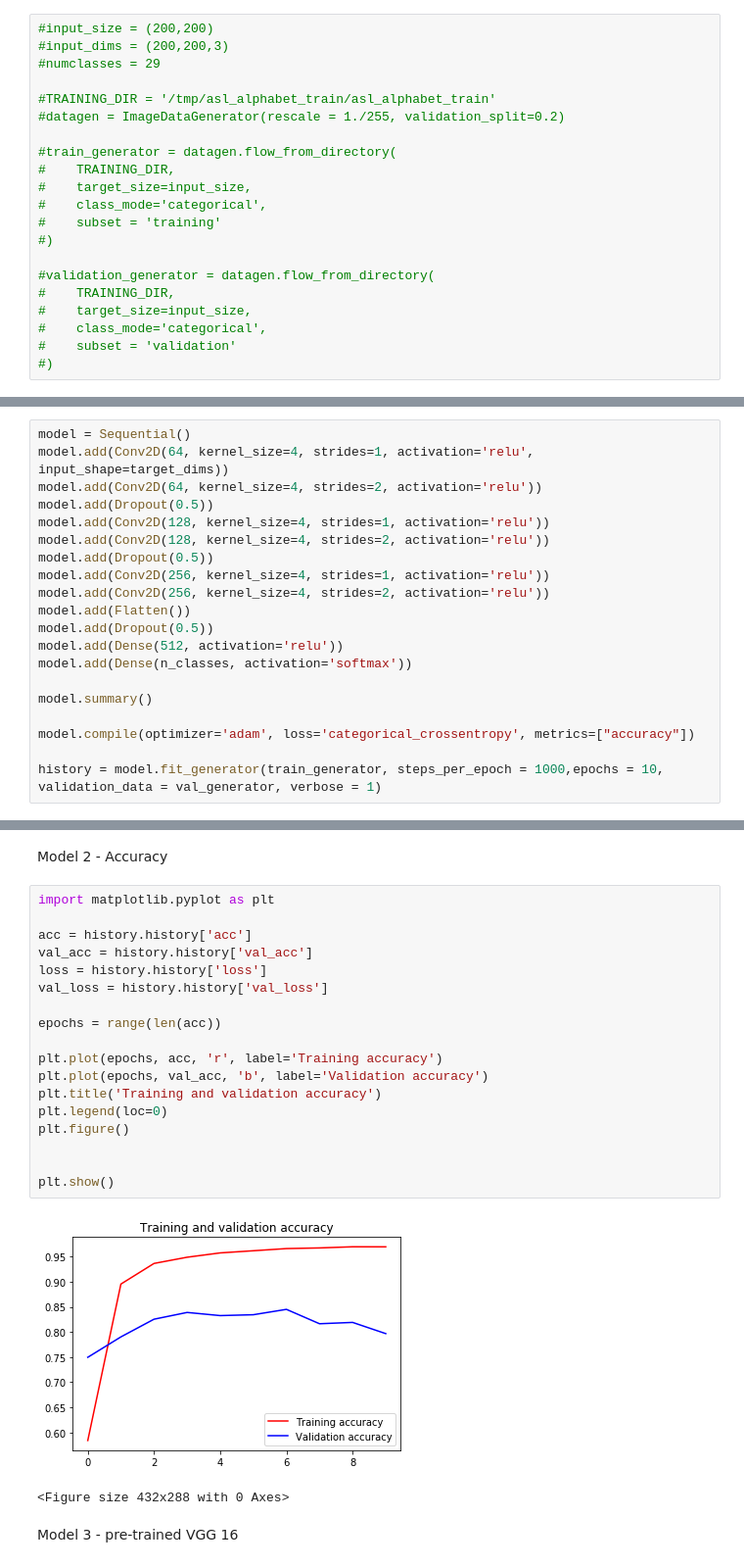
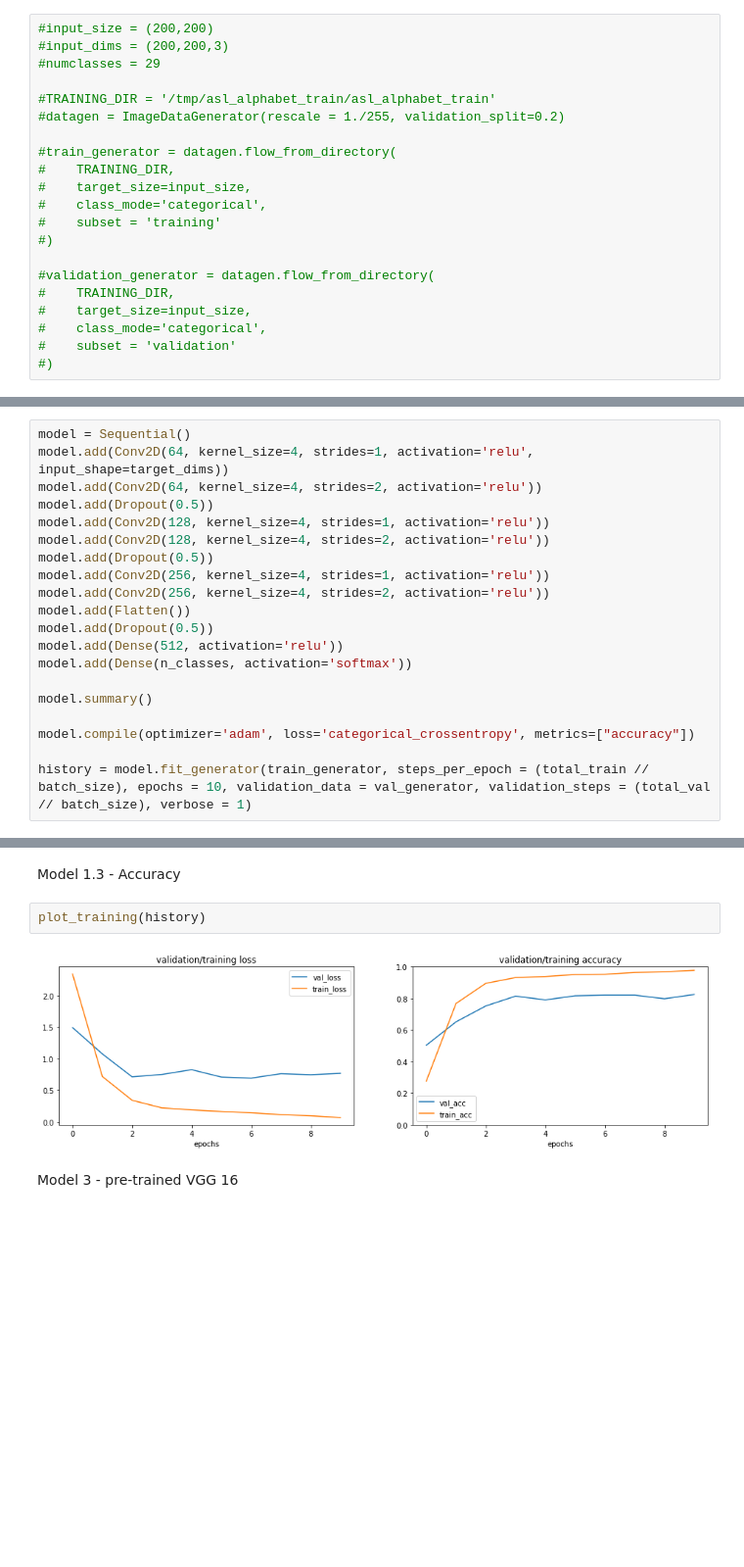
Before and after one commit to bismillahkani/ISL-CV-Team3, a Jupyter notebook: ASL_Deep_Learning.ipynb, the cells around one changed output, grey strips where cells are left out. Shown at 98% size. Saved outputs shown, nothing was run; the diff lists cells and outputs as text; blank space fills up the shorter version.

```diff
--- a/ASL_Deep_Learning.ipynb
+++ b/ASL_Deep_Learning.ipynb
@@ -198,7 +386,7 @@ model.summary()
 
 model.compile(optimizer='adam', loss='categorical_crossentropy', metrics=["accuracy"])
 
-history = model.fit_generator(train_generator, steps_per_epoch = 1000,epochs = 10, validation_data = val_generator, verbose = 1)
+history = model.fit_generator(train_generator, steps_per_epoch = (total_train // batch_size), epochs = 10, validation_data = val_generator, validation_steps = (total_val // batch_size), verbose = 1)
 # %% [output]
 WARNING:tensorflow:From /usr/local/lib/python3.6/dist-packages/keras/backend/tensorflow_backend.py:66: The name tf.get_default_graph is deprecated. Please use tf.compat.v1.get_default_graph instead.
 
@@ -220,26 +408,9 @@ Epoch 10/10
 # %% [markdown]
-Model 2 - Accuracy
+Model 1.3 - Accuracy
-# %%
-import matplotlib.pyplot as plt
-
-acc = history.history['acc']
-val_acc = history.history['val_acc']
-loss = history.history['loss']
-val_loss = history.history['val_loss']
-
-epochs = range(len(acc))
-
-plt.plot(epochs, acc, 'r', label='Training accuracy')
-plt.plot(epochs, val_acc, 'b', label='Validation accuracy')
-plt.title('Training and validation accuracy')
-plt.legend(loc=0)
-plt.figure()
-
-
-plt.show()
-# %% [output]
-[figure, removed]
-<Figure size 432x288 with 0 Axes>
+# %%
+plot_training(history)
+# %% [output]
+[figure, added]
 # %% [markdown]
 Model 3 - pre-trained VGG 16
 # %%
```
Also changed, not shown: parts of 42 cells of this notebook.
